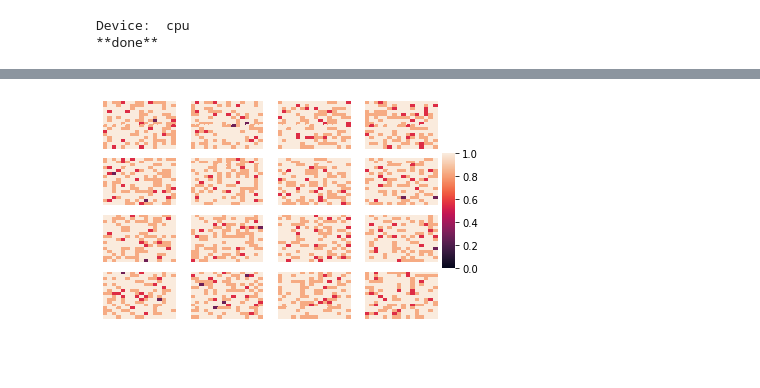
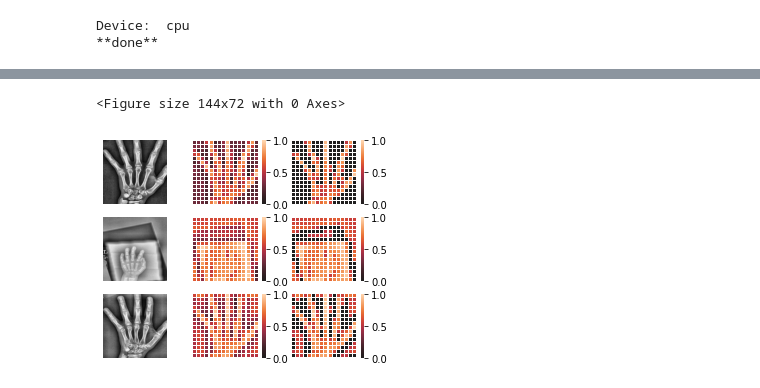
Before and after one commit to janbraunsdorff/studienarbeit, a Jupyter notebook: vit-analyse-transformer.ipynb, the cells around one changed output, grey strips where cells are left out. Drawn from its saved outputs; the diff is of its cells as text; code cells hidden in the pictures; blank space fills up the shorter version.

```diff
--- a/vit-analyse-transformer.ipynb
+++ b/vit-analyse-transformer.ipynb
@@ -60,6 +60,4 @@ def img_to_tensor(base_path):
     t_img_normalize = t_img.unsqueeze(0)
 
     return t_img_normalize
-# %%
-img = img_to_tensor(path_to_training_data + "1377.png")
 # %%
@@ -126,17 +65,0 @@ torch.Size([1, 16, 16])
-# %%
-fig, axn = plt.subplots(4, 4, sharex=True, sharey=True)
-cbar_ax = fig.add_axes([.91, .3, .03, .4])
-for i, ax in enumerate(axn.flat):
-    ax = sns.heatmap(
-        attention[i].squeeze(1).reshape(16, 16).detach().numpy(),
-        ax=ax,
-        cbar=i == 0,
-        vmin=0, vmax=1,
-        cbar_ax=None if i else cbar_ax,
-        annot=False,
-        xticklabels=False,
-        yticklabels=False
-    )
-    ax.tick_params(left=False, bottom=False)
-# %% [output]
-[figure, removed]
@@ -142,0 +90,40 @@ for i, ax in enumerate(axn.flat):
+# %%
+plt.figure(figsize=(2,1))
+plt.subplots(figsize=(5,4))
+
+imges = ["1377.png", "1378.png", "1400.png"]
+
+for i in range (3):
+    img, t, t2 = getconding(path_to_training_data + imges[i])
+
+    plt.subplot(3, 3, i*3+1)
+    plt.imshow(img.permute(1,2,0).detach(), cmap='gray')
+    plt.axis('off')
+
+    plt.subplot(3, 3, i*3+2)
+
+    ax = sns.heatmap(
+        t,
+        cbar=True,
+        vmin=0, vmax=1,
+        annot=False,
+        xticklabels=False,
+        yticklabels=False,
+        center=0,
+        linewidths=.1
+    )
+
+    plt.subplot(3, 3, i*3+3)
+    ax = sns.heatmap(
+        t2,
+        cbar=True,
+        vmin=0, vmax=1,
+        annot=False,
+        xticklabels=False,
+        yticklabels=False,
+        center=0,
+        linewidths=.1
+    )
+# %% [output]
+<Figure size 144x72 with 0 Axes>
+[figure, added]
```
Also changed, not shown: parts of 8 cells of this notebook, 3 other files.
